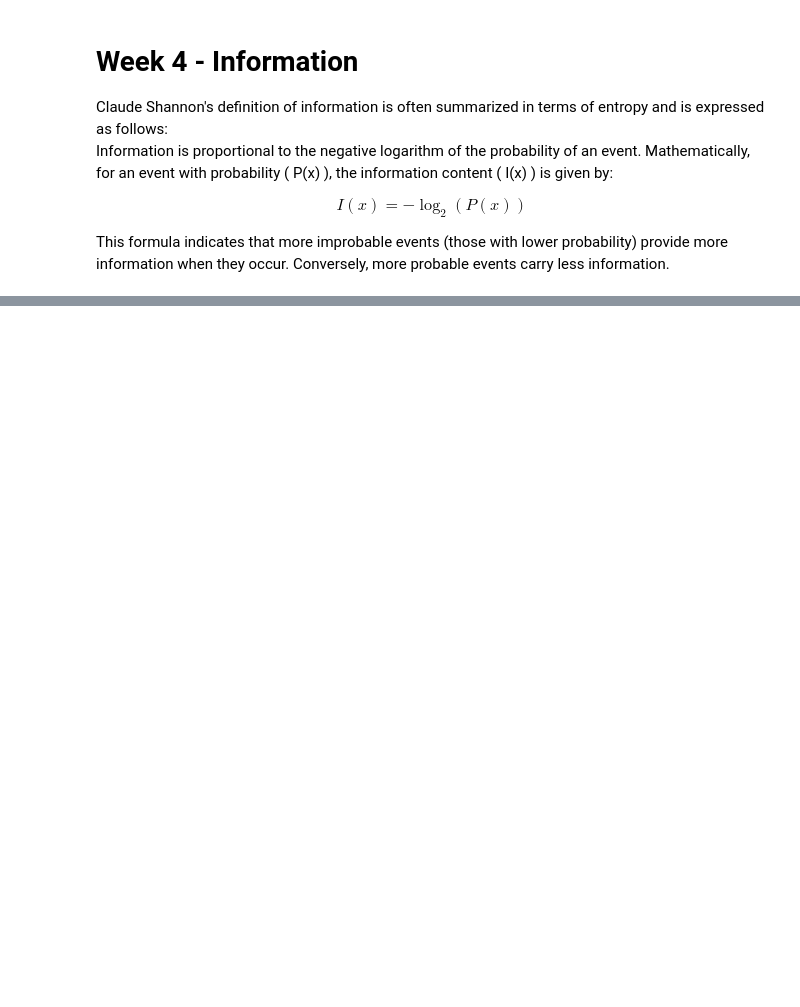
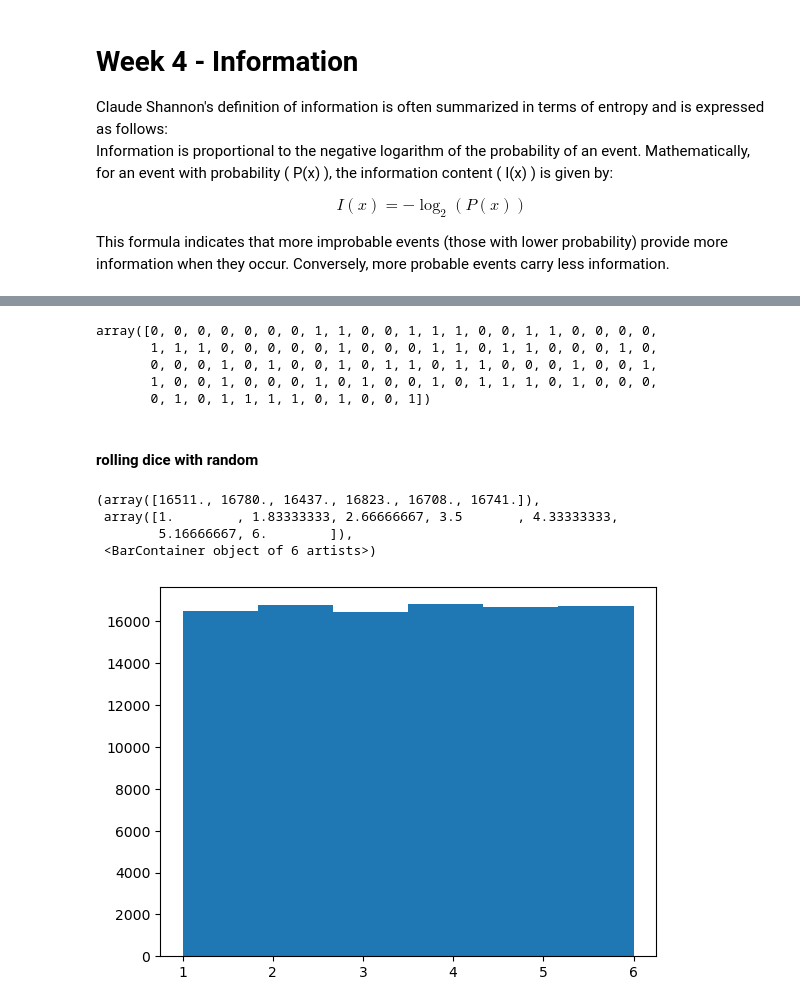
Before and after one commit to noyo0/Fundamentals_DataAnalysis, a Jupyter notebook: myNoteBook.ipynb, the cells around one changed output, grey strips where cells are left out. Saved outputs shown, nothing was run; the diff lists cells and outputs as text; code cells hidden in the pictures; blank space fills up the shorter version.

```diff
--- a/myNoteBook.ipynb
+++ b/myNoteBook.ipynb
@@ -437,0 +509,27 @@ This formula indicates that more improbable events (those with lower probability
+# %%
+# Create our own Bernoulli function
+
+def fn_bernoulli(p,size=None):
+    return np.random.binomial(1,p,size)
+#flip 100 coins
+fn_bernoulli(0.5,100)
+#plt.hist(fn_bernoulli(0.5,1000))
+# %% [output]
+array([0, 0, 0, 0, 0, 0, 0, 1, 1, 0, 0, 1, 1, 1, 0, 0, 1, 1, 0, 0, 0, 0,
+       1, 1, 1, 0, 0, 0, 0, 0, 1, 0, 0, 0, 1, 1, 0, 1, 1, 0, 0, 0, 1, 0,
+       0, 0, 0, 1, 0, 1, 0, 0, 1, 0, 1, 1, 0, 1, 1, 0, 0, 0, 1, 0, 0, 1,
+       1, 0, 0, 1, 0, 0, 0, 1, 0, 1, 0, 0, 1, 0, 1, 1, 1, 0, 1, 0, 0, 0,
+       0, 1, 0, 1, 1, 1, 1, 0, 1, 0, 0, 1])
+# %% [markdown]
+#### rolling dice with random
+# %%
+rng = np.random.default_rng() #initialize random
+rng.integers(1,7) #randomly chose integers 1-6 (roll dice)
+single_rolls = rng.integers(1,7,100000) #roll dice 100000 times)
+plt.hist(single_rolls, bins=6) #visualise result
+# %% [output]
+(array([16511., 16780., 16437., 16823., 16708., 16741.]),
+ array([1.        , 1.83333333, 2.66666667, 3.5       , 4.33333333,
+        5.16666667, 6.        ]),
+ <BarContainer object of 6 artists>)
+[figure, added]
```
Also changed, not shown: parts of 25 cells of this notebook.
